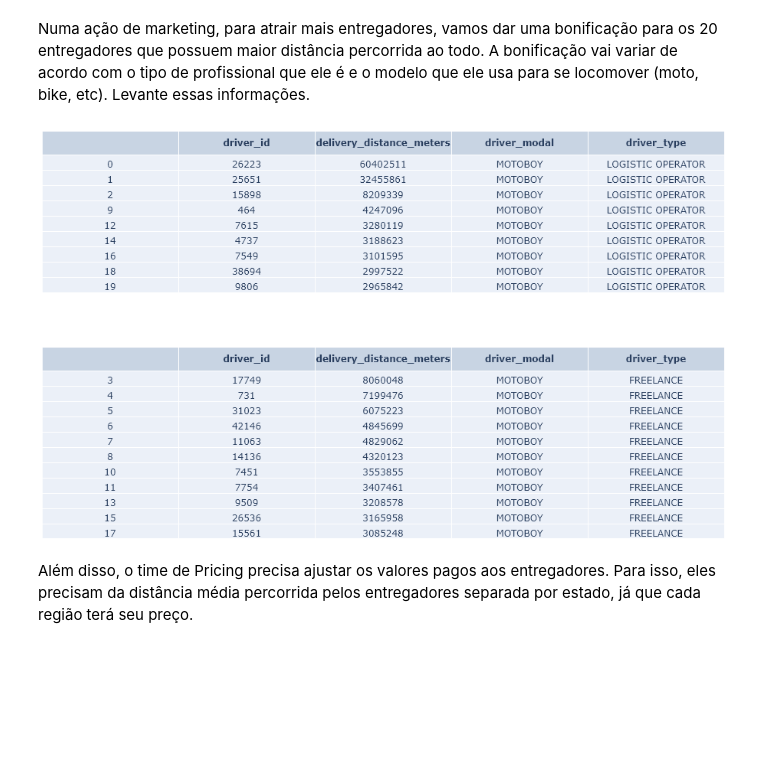
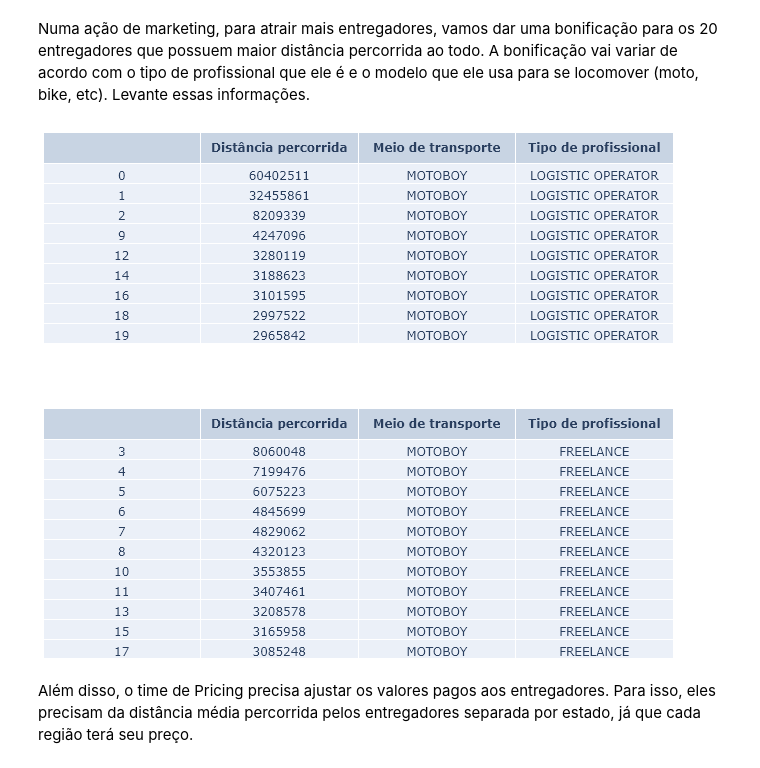
Before and after one commit to mtzdantas/delivery_analysis, a Jupyter notebook: main.ipynb, the cells around one changed output. Cells and saved outputs as stored; diff of their text form; code cells hidden in the pictures; blank space fills up the shorter version.

Commit message:
Estilizando imagens de dataframes

```diff
--- a/main.ipynb
+++ b/main.ipynb
@@ -28,25 +28,26 @@ deliveries['driver_id'] = deliveries['driver_id'].astype(int)
 # %%
 # Filtrando os 20 entregadores com maior distância percorrida.
 top20 = deliveries.groupby('driver_id')['delivery_distance_meters'].sum().sort_values(ascending=False).head(20)
 
 # Juntando a tabela dos 20 entregadores com maior distância e suas informações de meio de transporte e tipo.
-top20_infos = pd.merge(top20, drivers, on='driver_id')
+top20_infos = pd.merge(top20, drivers, on='driver_id').drop('driver_id', axis = 1)
 
 # Foi possível ver que o meio de transporte de todos os 20 entregadores é a moto.
 # Então basta separar pelos dois tipos de entregadores.
 tops_operator = top20_infos[top20_infos['driver_type'] == 'LOGISTIC OPERATOR']
 tops_freelance = top20_infos[top20_infos['driver_type'] == 'FREELANCE']
 
 # Exportando tabelas
 dataframes = [tops_operator, tops_freelance]
 filenames = ['tops_operator', 'tops_freelance']
 
 for i in range(len(filenames)):
-  img = df2img.plot_dataframe(dataframes[i], fig_size=(900,260))
+  dataframes[i].columns = ['Distância percorrida', 'Meio de transporte', 'Tipo de profissional']
+  img = df2img.plot_dataframe(dataframes[i], fig_size=(640,260))
   df2img.save_dataframe(img, filename=f"./output/{filenames[i]}.png")
 # %% [output]
-[figure, old version]
+[figure, new version]
-[figure, old version]
+[figure, new version]
 # %% [markdown]
 Além disso, o time de Pricing precisa ajustar os valores pagos aos entregadores. Para isso, eles precisam da distância média percorrida pelos entregadores separada por estado, já que cada região terá seu preço.
 # %%
```
Also changed, not shown: parts of 1 cell of this notebook, 6 other files.
